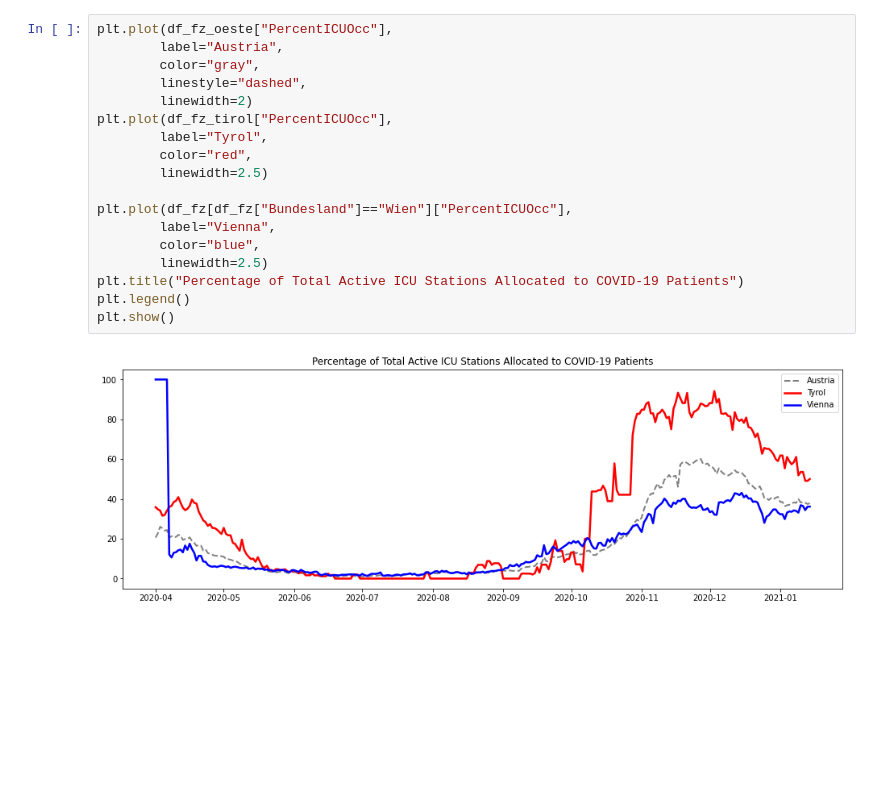
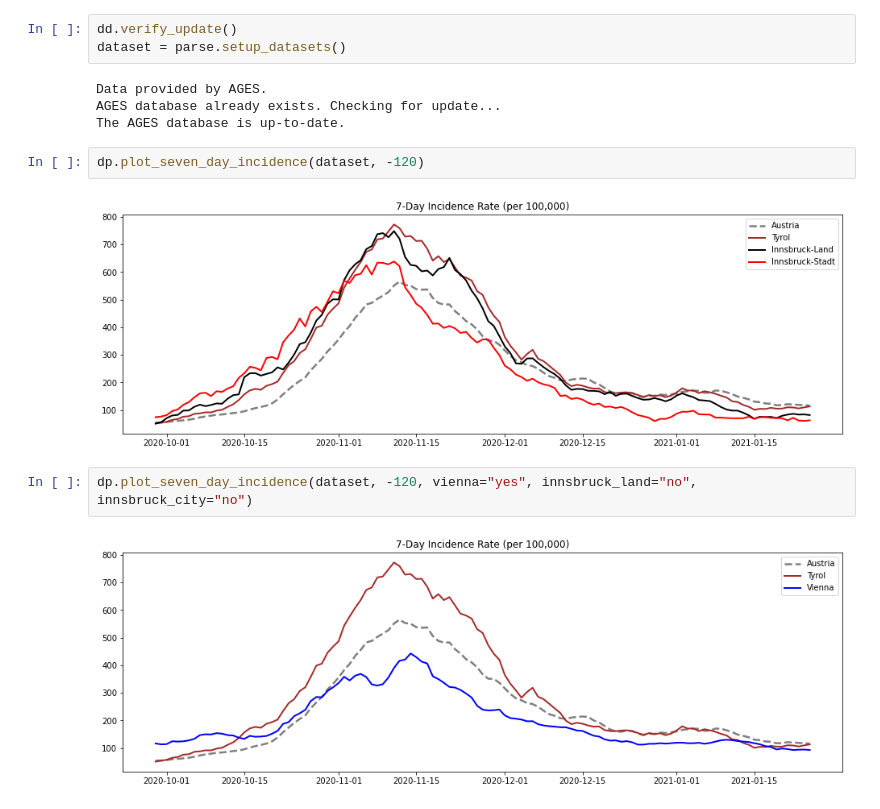
Before and after one commit to gampnico/paeon, a Jupyter notebook: notebooks/Data Analysis.ipynb, the cells around one changed output. Saved outputs shown, nothing was run; the diff lists cells and outputs as text; blank space fills up the shorter version.

Commit message:
Streamlined parsing and plotting

```diff
--- a/notebooks/Data Analysis.ipynb
+++ b/notebooks/Data Analysis.ipynb
@@ -119,20 +12,15 @@ plt.show()
-# %%
-plt.plot(df_fz_oeste["PercentICUOcc"],
-        label="Austria",
-        color="gray",
-        linestyle="dashed",
-        linewidth=2)
-plt.plot(df_fz_tirol["PercentICUOcc"],
-        label="Tyrol",
-        color="red",
-        linewidth=2.5)
-
-plt.plot(df_fz[df_fz["Bundesland"]=="Wien"]["PercentICUOcc"],
-        label="Vienna",
-        color="blue",
-        linewidth=2.5)
-plt.title("Percentage of Total Active ICU Stations Allocated to COVID-19 Patients")
-plt.legend()
-plt.show()
-# %% [output]
-[figure, removed]
+# %%
+dd.verify_update()
+dataset = parse.setup_datasets()
+# %% [output]
+Data provided by AGES.
+AGES database already exists. Checking for update...
+The AGES database is up-to-date.
+# %%
+dp.plot_seven_day_incidence(dataset, -120)
+# %% [output]
+[figure, added]
+# %%
+dp.plot_seven_day_incidence(dataset, -120, vienna="yes", innsbruck_land="no", innsbruck_city="no")
+# %% [output]
+[figure, added]
```
Also changed, not shown: parts of 11 cells of this notebook, 2 other files.
